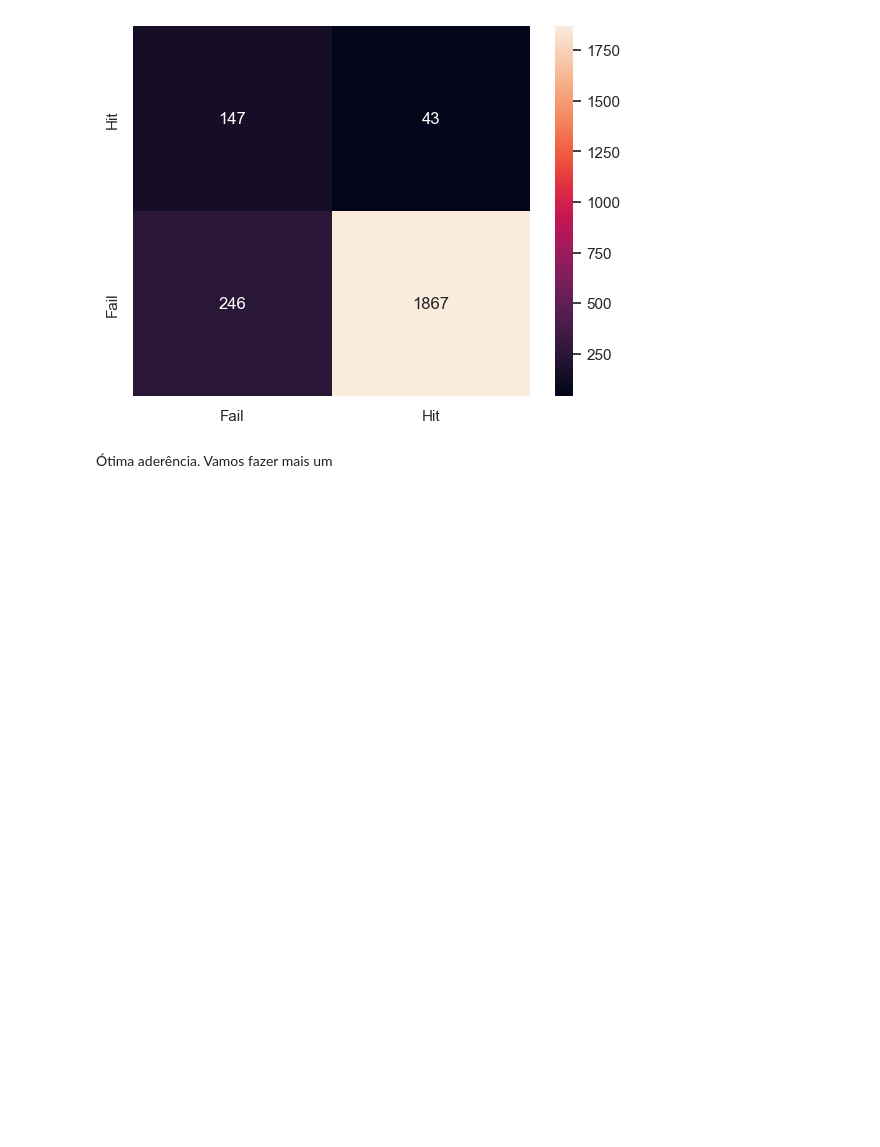
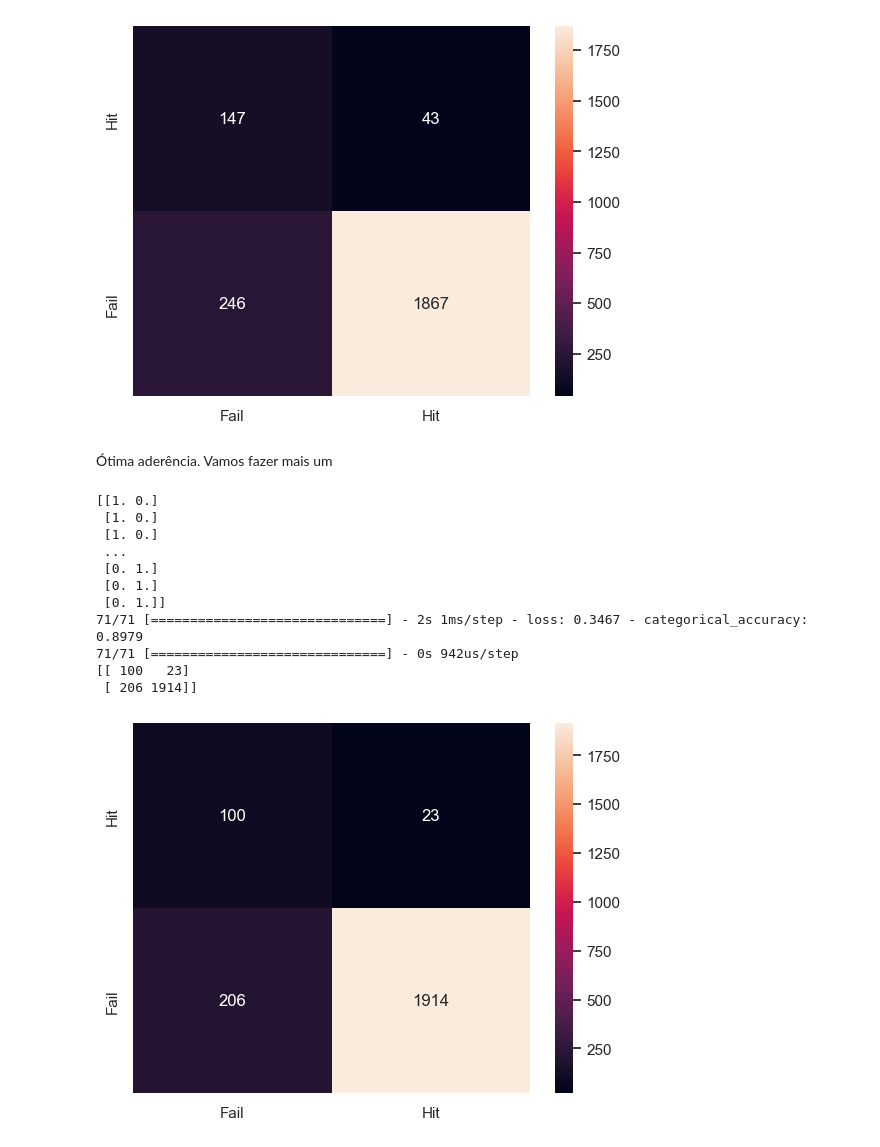
Before and after one commit to reisdout/FederatedColab, a Jupyter notebook: neural_network_model.ipynb, the cells around one changed output. Drawn from its saved outputs; the diff is of its cells as text; code cells hidden in the pictures; blank space fills up the shorter version.

```diff
--- a/neural_network_model.ipynb
+++ b/neural_network_model.ipynb
@@ -1844,3 +1844,71 @@ ax = sns.heatmap(to_heat_map,annot=True, fmt="d")
 [figure]
 # %% [markdown]
 Ótima aderência. Vamos fazer mais um
+# %%
+base = pd.read_csv('./Exp_0000027/training_client01_11.csv')
+
+base = NormalizeFeatures(base)
+
+previsores = base.iloc[:, [1,2,3,4]].values
+
+from sklearn.preprocessing import normalize
+
+previsoes=normalize(previsores)
+
+classe = base.iloc[:, 7].values
+
+
+#previsores_treinamento = pd.read_csv('./SQ-false-positive-filering-ML/input/x_train.csv')
+#classe_treinamento = pd.read_csv('./SQ-false-positive-filering-ML/input/y_train.csv')
+
+from sklearn.preprocessing import LabelEncoder
+labelencoder = LabelEncoder()
+classe = labelencoder.fit_transform(classe)
+classe_dummy = np_utils.to_categorical(classe)
+# sem congestionamento    1 0 0
+#congestionamento medio 0 1 0
+# alto congestionamento 0 0 1
+
+print (classe_dummy)
+
+from sklearn.model_selection import train_test_split
+previsores_treinamento, previsores_teste, classe_treinamento, classe_teste = train_test_split(previsores, classe_dummy, test_size=0.25)
+
+
+
+arquivo = open("./Exp_0000027/model.json",'r')
+estrutura_classificador = arquivo.read()
+arquivo.close()
+from keras.models import model_from_json
+classificador = model_from_json(estrutura_classificador)
+classificador.load_weights("./Exp_0000027/model_weights.h5")
+
+classificador.compile(optimizer = 'adam', loss = 'categorical_crossentropy',
+                      metrics = ['categorical_accuracy'])
+
+
+resultado = classificador.evaluate(previsores_teste, classe_teste)
+previsoes = classificador.predict(previsores_teste)
+previsoes = (previsoes > 0.5)
+classe_teste2 = [np.argmax(t) for t in classe_teste]
+previsoes2 = [np.argmax(t) for t in previsoes]
+
+from sklearn.metrics import confusion_matrix
+matriz = confusion_matrix(previsoes2, classe_teste2)
+print(matriz)
+to_heat_map =[[matriz[0,0],matriz[0,1]],[matriz[1,0],matriz[1,1]]]
+to_heat_map = pd.DataFrame(to_heat_map, index = ["Hit","Fail"],columns = ["Fail","Hit"])
+ax = sns.heatmap(to_heat_map,annot=True, fmt="d")
+# %% [output]
+[[1. 0.]
+ [1. 0.]
+ [1. 0.]
+ ...
+ [0. 1.]
+ [0. 1.]
+ [0. 1.]]
+71/71 [==============================] - 2s 1ms/step - loss: 0.3467 - categorical_accuracy: 0.8979
+71/71 [==============================] - 0s 942us/step
+[[ 100   23]
+ [ 206 1914]]
+[figure, added]
```
Also changed, not shown: parts of 3 cells of this notebook, 4 other files.
